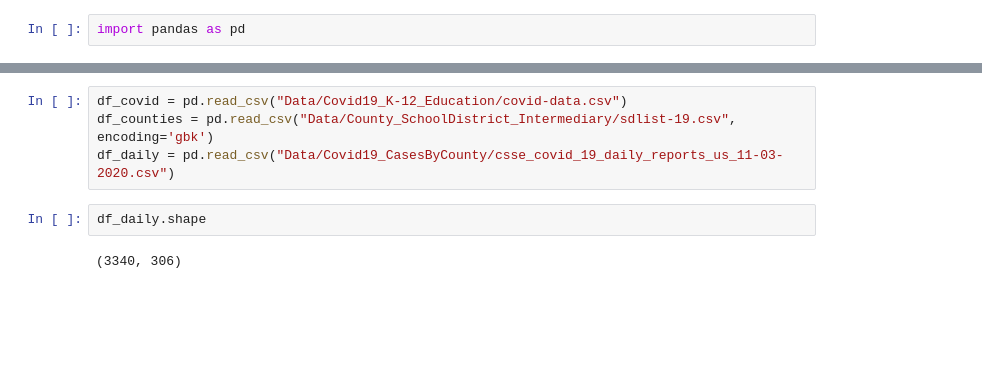
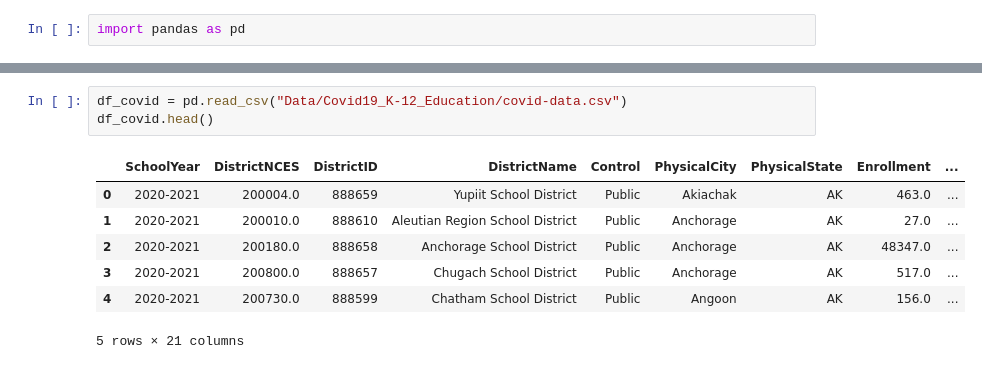
Before and after one commit to NalaniKai/data-512-final, a Jupyter notebook: Covid19ImpactOnEducation.ipynb, the cells around one changed output, grey strips where cells are left out. Saved outputs shown, nothing was run; the diff lists cells and outputs as text; blank space fills up the shorter version.

```diff
--- a/Covid19ImpactOnEducation.ipynb
+++ b/Covid19ImpactOnEducation.ipynb
@@ -138,8 +115,11 @@ covid_cases_2.head()
 # %%
 df_covid = pd.read_csv("Data/Covid19_K-12_Education/covid-data.csv")
-df_counties = pd.read_csv("Data/County_SchoolDistrict_Intermediary/sdlist-19.csv", encoding='gbk')
-df_daily = pd.read_csv("Data/Covid19_CasesByCounty/csse_covid_19_daily_reports_us_11-03-2020.csv")
+df_covid.head()
+# %% [output]
+|  | SchoolYear | DistrictNCES | DistrictID | DistrictName | Control | PhysicalCity | PhysicalState | Enrollment | ... |
+| 0 | 2020-2021 | 200004.0 | 888659 | Yupiit School District | Public | Akiachak | AK | 463.0 | ... |
+| 1 | 2020-2021 | 200010.0 | 888610 | Aleutian Region School District | Public | Anchorage | AK | 27.0 | ... |
+| 2 | 2020-2021 | 200180.0 | 888658 | Anchorage School District | Public | Anchorage | AK | 48347.0 | ... |
+| 3 | 2020-2021 | 200800.0 | 888657 | Chugach School District | Public | Anchorage | AK | 517.0 | ... |
+| 4 | 2020-2021 | 200730.0 | 888599 | Chatham School District | Public | Angoon | AK | 156.0 | ... |
+5 rows × 21 columns
-# %%
-df_daily.shape
-# %% [output]
-(3340, 306)
```
Also changed, not shown: parts of 15 cells of this notebook, 9 other files.
